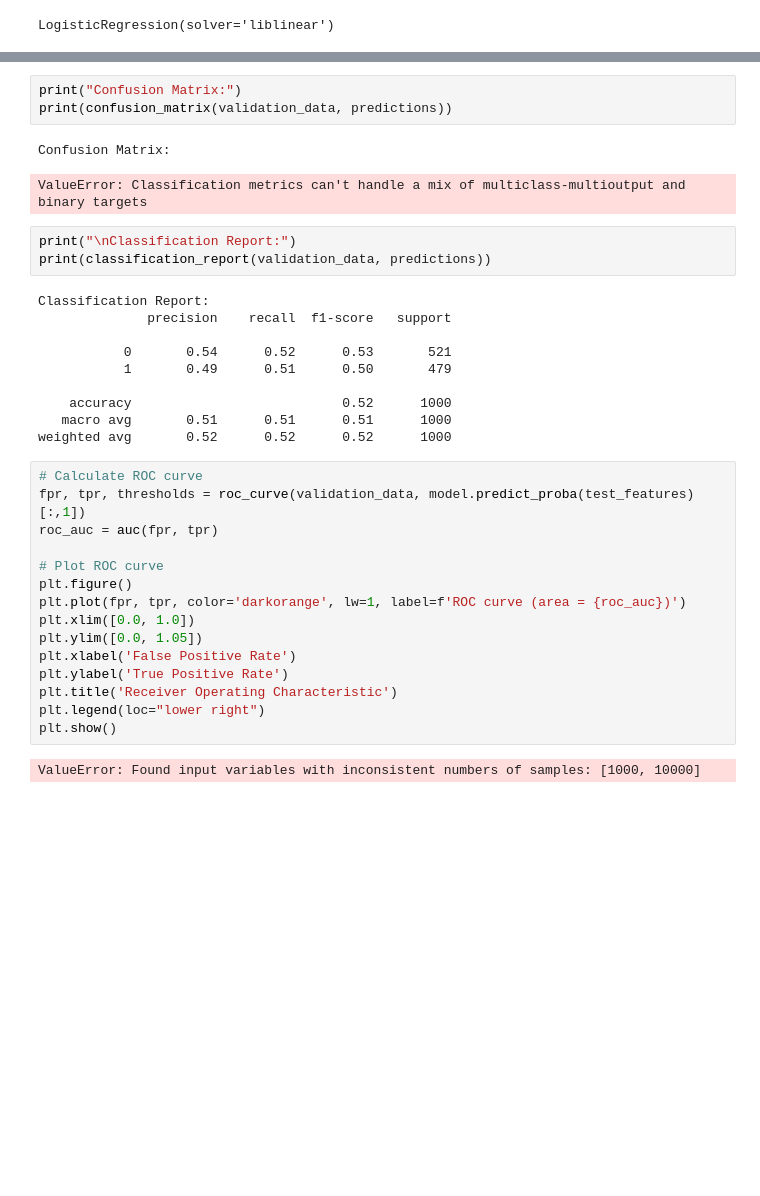
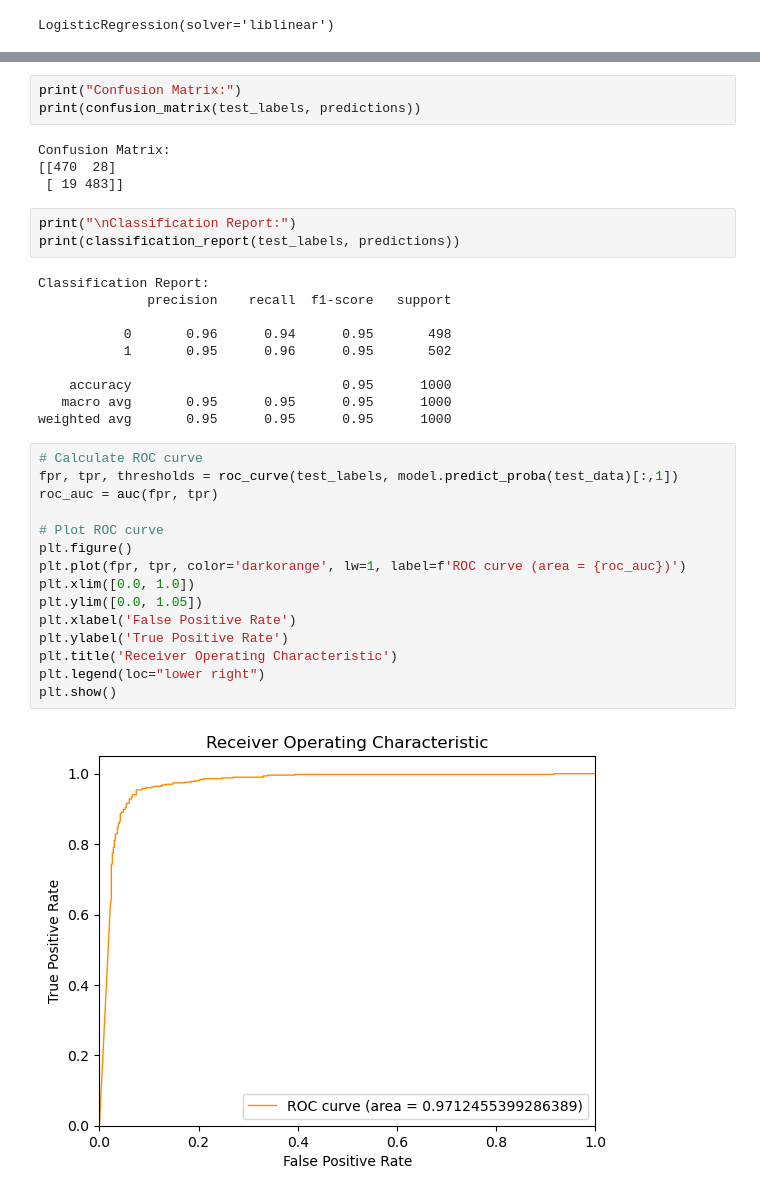
Before and after one commit to Amehroke/ML_Project, a Jupyter notebook: LogReg.ipynb, the cells around one changed output, grey strips where cells are left out. Saved outputs shown, nothing was run; the diff lists cells and outputs as text; blank space fills up the shorter version.

```diff
--- a/LogReg.ipynb
+++ b/LogReg.ipynb
@@ -176,38 +186,39 @@ Accuracy: 93.30000000000001%
 # %%
 print("Confusion Matrix:")
-print(confusion_matrix(validation_data, predictions))
+print(confusion_matrix(test_labels, predictions))
 # %% [output]
 Confusion Matrix:
+[[470  28]
+ [ 19 483]]
-ValueError: Classification metrics can't handle a mix of multiclass-multioutput and binary targets
 # %%
 print("\nClassification Report:")
-print(classification_report(validation_data, predictions))
+print(classification_report(test_labels, predictions))
 # %% [output]
 Classification Report:
               precision    recall  f1-score   support
 
-           0       0.54      0.52      0.53       521
-           1       0.49      0.51      0.50       479
+           0       0.96      0.94      0.95       498
+           1       0.95      0.96      0.95       502
 
-    accuracy                           0.52      1000
-   macro avg       0.51      0.51      0.51      1000
-weighted avg       0.52      0.52      0.52      1000
+    accuracy                           0.95      1000
+   macro avg       0.95      0.95      0.95      1000
+weighted avg       0.95      0.95      0.95      1000
 # %%
 # Calculate ROC curve
-fpr, tpr, thresholds = roc_curve(validation_data, model.predict_proba(test_features)[:,1])
+fpr, tpr, thresholds = roc_curve(test_labels, model.predict_proba(test_data)[:,1])
 roc_auc = auc(fpr, tpr)
 
 # Plot ROC curve
 plt.figure()
 plt.plot(fpr, tpr, color='darkorange', lw=1, label=f'ROC curve (area = {roc_auc})')
 plt.xlim([0.0, 1.0])
 plt.ylim([0.0, 1.05])
 plt.xlabel('False Positive Rate')
 plt.ylabel('True Positive Rate')
 plt.title('Receiver Operating Characteristic')
 plt.legend(loc="lower right")
 plt.show()
 # %% [output]
-ValueError: Found input variables with inconsistent numbers of samples: [1000, 10000]
+[figure, added]
 # %%
 # Calculate precision and recall
```
Also changed, not shown: parts of 8 cells of this notebook.
